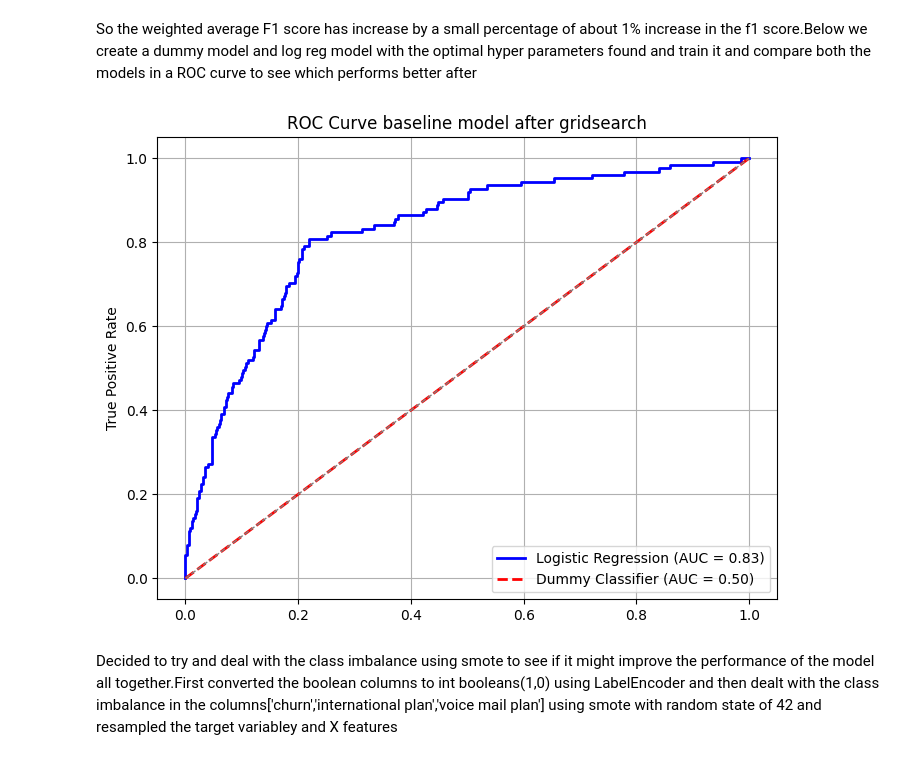
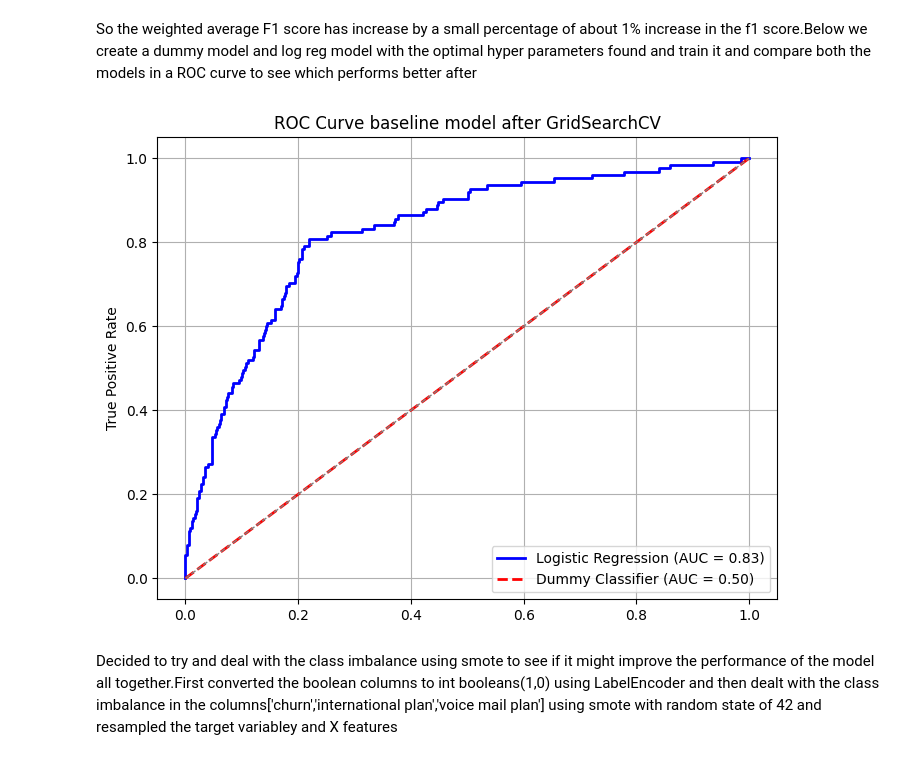
Before and after one commit to IceyPanda23/Phase_3_project, a Jupyter notebook: Project.ipynb, the cells around one changed output. Cells and saved outputs as stored; diff of their text form; code cells hidden in the pictures.

```diff
--- a/Project.ipynb
+++ b/Project.ipynb
@@ -331,34 +332,32 @@ Weighted Average F1 Score: 0.8303224801270839
 # %% [markdown]
 So the weighted average F1 score has increase by a small percentage of about 1% increase in the f1 score.Below we create a dummy model and log reg model with the optimal hyper parameters found and train it and compare both the models in a ROC curve to see which performs better after
 # %%
-
-
 logreg = LogisticRegression(**best_params)
 dummy = DummyClassifier(strategy='constant',constant=0)
 
 logreg.fit(X_train,y_train)
 dummy.fit(X_train, y_train)
 
 y_pred_prob_logreg = logreg.predict_proba(X_test)[:, 1]
 y_pred_prob_dummy = dummy.predict_proba(X_test)[:, 1]
 
 fpr_logreg, tpr_logreg, _ = roc_curve(y_test, y_pred_prob_logreg)
 roc_auc_logreg = auc(fpr_logreg, tpr_logreg)
 
 fpr_dummy, tpr_dummy, _ = roc_curve(y_test, y_pred_prob_dummy)
 roc_auc_dummy = auc(fpr_dummy, tpr_dummy)
 
 plt.figure(figsize=(8, 6))
 plt.plot(fpr_logreg, tpr_logreg, color='blue', lw=2, label='Logistic Regression (AUC = %0.2f)' % roc_auc_logreg)
 plt.plot(fpr_dummy, tpr_dummy, color='red', lw=2, linestyle='--', label='Dummy Classifier (AUC = %0.2f)' % roc_auc_dummy)
 plt.plot([0, 1], [0, 1], color='gray', lw=1, linestyle='--')
 plt.ylabel('True Positive Rate')
-plt.title('ROC Curve baseline model after gridsearch')
+plt.title('ROC Curve baseline model after GridSearchCV')
 plt.legend(loc='lower right')
 plt.grid(True)
 plt.show()
 # %% [output]
-[figure, old version]
+[figure, new version]
 # %% [markdown]
 Decided to try and deal with the class imbalance using smote to see if it might improve the performance of the model all together.First converted the boolean columns to int booleans(1,0) using LabelEncoder and then dealt with the class imbalance in the columns['churn','international plan','voice mail plan'] using smote with random state of 42 and resampled the target variabley and X features
 # %% [markdown]
```
Also changed, not shown: parts of 19 cells of this notebook.
